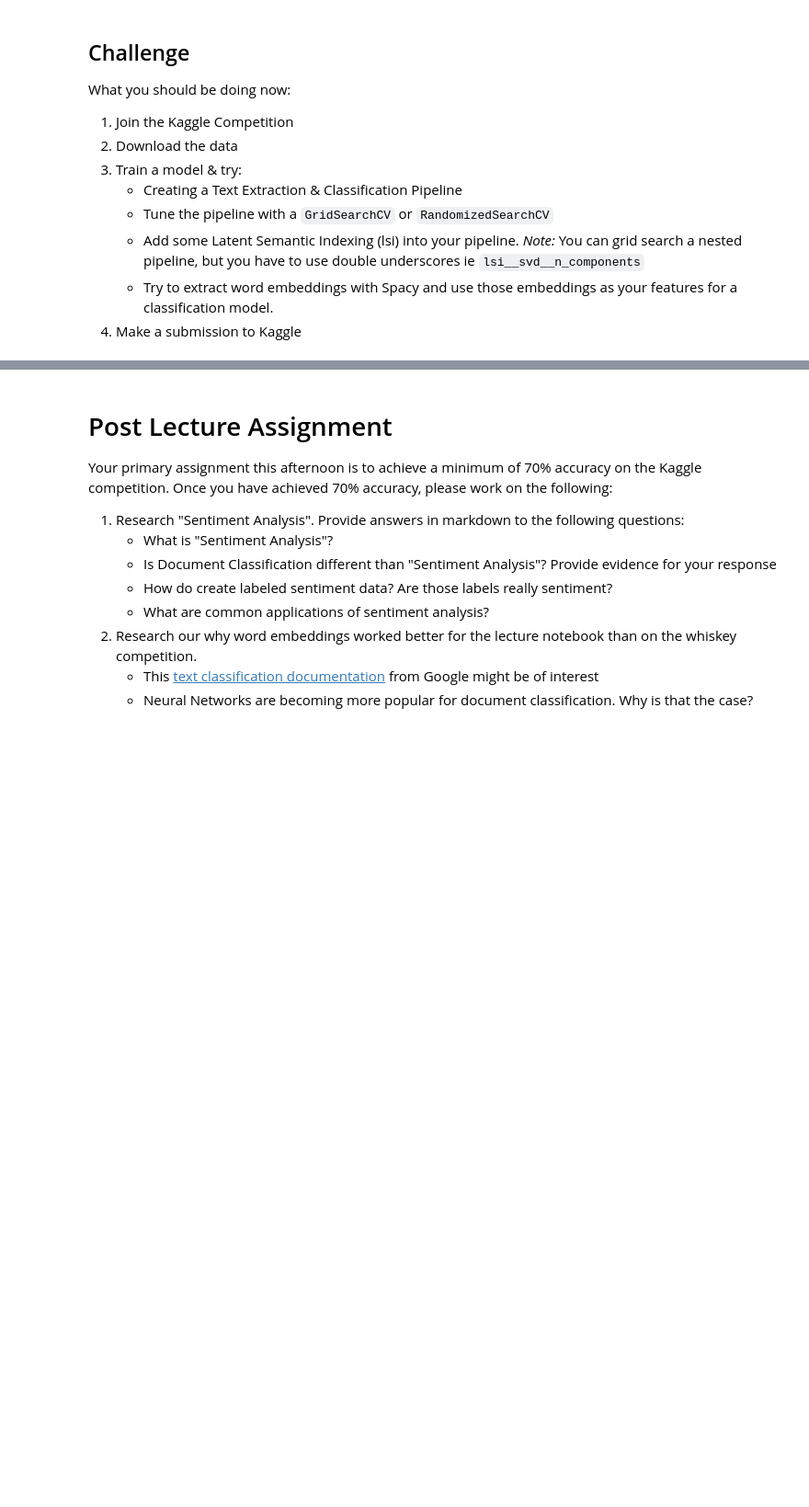
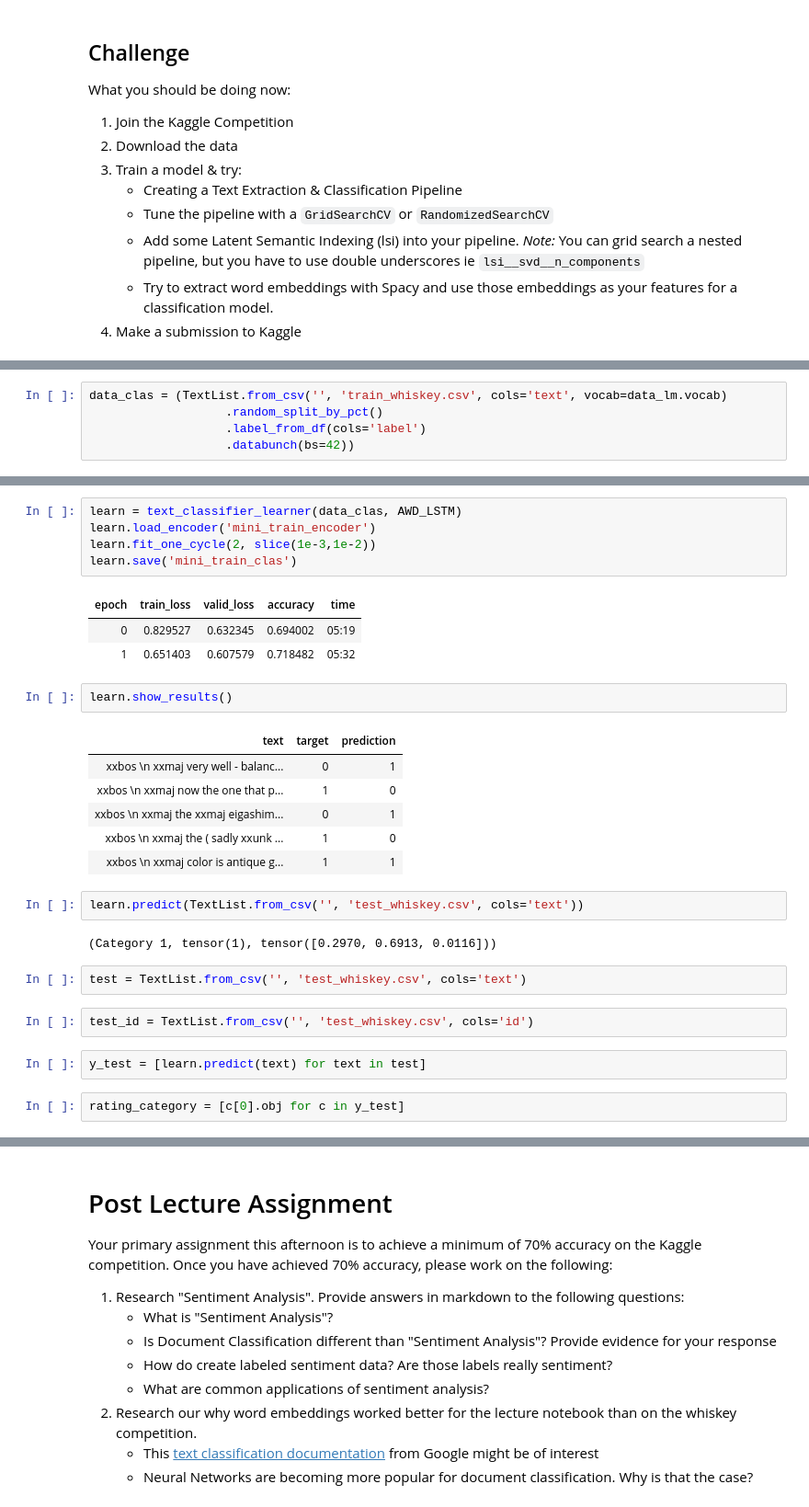
Before and after one commit to oferbaharav/DS-Unit-4-Sprint-1-NLP, a Jupyter notebook: module3-document-classification/LS_DSPT3_413_Document_Classification_Assignment.ipynb, the cells around one changed output, grey strips where cells are left out. Shown: that part at 92% size. Saved outputs shown, nothing was run; the diff lists cells and outputs as text; blank space fills up the shorter version.

```diff
--- a/module3-document-classification/LS_DSPT3_413_Document_Classification_Assignment.ipynb
+++ b/module3-document-classification/LS_DSPT3_413_Document_Classification_Assignment.ipynb
@@ -415,0 +507,5 @@ What you should be doing now:
+# %%
+data_clas = (TextList.from_csv('', 'train_whiskey.csv', cols='text', vocab=data_lm.vocab)
+                   .random_split_by_pct()
+                   .label_from_df(cols='label')
+                   .databunch(bs=42))
@@ -415,0 +524,30 @@ What you should be doing now:
+# %%
+learn = text_classifier_learner(data_clas, AWD_LSTM)
+learn.load_encoder('mini_train_encoder')
+learn.fit_one_cycle(2, slice(1e-3,1e-2))
+learn.save('mini_train_clas')
+# %% [output]
+| epoch | train_loss | valid_loss | accuracy | time |
+| 0 | 0.829527 | 0.632345 | 0.694002 | 05:19 |
+| 1 | 0.651403 | 0.607579 | 0.718482 | 05:32 |
+# %%
+learn.show_results()
+# %% [output]
+| text | target | prediction |
+| xxbos \n xxmaj very well - balanc... | 0 | 1 |
+| xxbos \n xxmaj now the one that p... | 1 | 0 |
+| xxbos \n xxmaj the xxmaj eigashim... | 0 | 1 |
+| xxbos \n xxmaj the ( sadly xxunk ... | 1 | 0 |
+| xxbos \n xxmaj color is antique g... | 1 | 1 |
+# %%
+learn.predict(TextList.from_csv('', 'test_whiskey.csv', cols='text'))
+# %% [output]
+(Category 1, tensor(1), tensor([0.2970, 0.6913, 0.0116]))
+# %%
+test = TextList.from_csv('', 'test_whiskey.csv', cols='text')
+# %%
+test_id = TextList.from_csv('', 'test_whiskey.csv', cols='id')
+# %%
+y_test = [learn.predict(text) for text in test]
+# %%
+rating_category = [c[0].obj for c in y_test]
```
Also changed, not shown: parts of 32 cells of this notebook, 2 other files.
